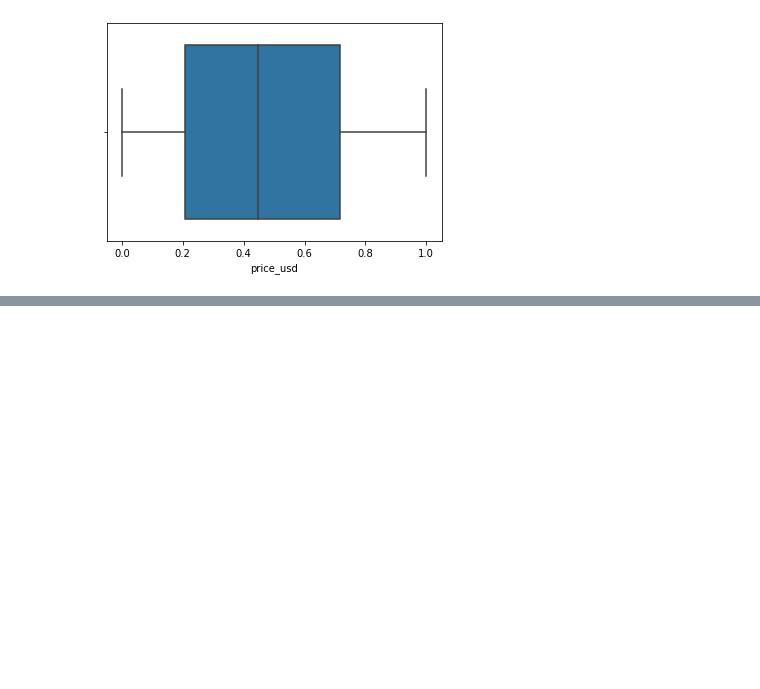
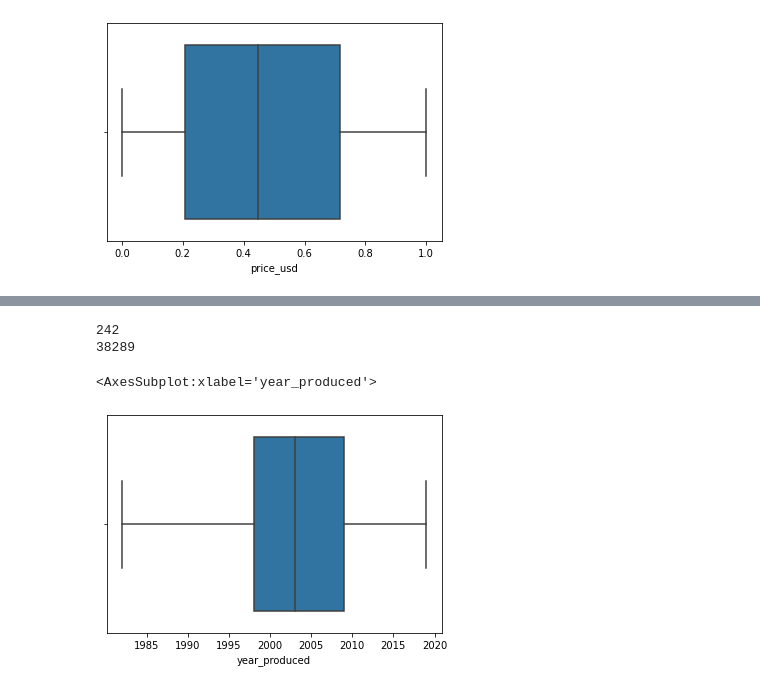
Before and after one commit to wowramon/EDA_UsedCars, a Jupyter notebook: ChallengeCars.ipynb, the cells around one changed output, grey strips where cells are left out. Cells and saved outputs as stored; diff of their text form; code cells hidden in the pictures; blank space fills up the shorter version.

```diff
--- a/ChallengeCars.ipynb
+++ b/ChallengeCars.ipynb
@@ -216,0 +203,29 @@ Los valores de b0 = -58.33077375945124, y b1 = 0.029357697713157015
+# %%
+def remove_outlier_IQR(df):
+    Q1=df.quantile(0.25)
+    Q3=df.quantile(0.75)
+    IQR=Q3-Q1
+    df_final=df[~((df<(Q1-1.5*IQR)) | (df>(Q3+1.5*IQR)))]
+    return df_final
+# %%
+df_outlier_removed = remove_outlier_IQR(NewDF['year_produced'])
+df_outlier_removed = pd.DataFrame(df_outlier_removed)
+ind_diff = NewDF['year_produced'].index.difference(df_outlier_removed.index)
+
+print(len(ind_diff))
+
+for i in range(0, len(ind_diff),1):
+    df_final = NewDF['year_produced'].drop([ind_diff[i]])
+    NewDF['year_produced'] = df_final
+
+print(NewDF['year_produced'].count())
+# 38531
+
+sns.boxplot(x = 'year_produced', data = NewDF)
+
+# show(df_2['year_produced'])
+# %% [output]
+242
+38289
+<AxesSubplot:xlabel='year_produced'>
+[figure, added]
```
Also changed, not shown: parts of 13 cells of this notebook.
